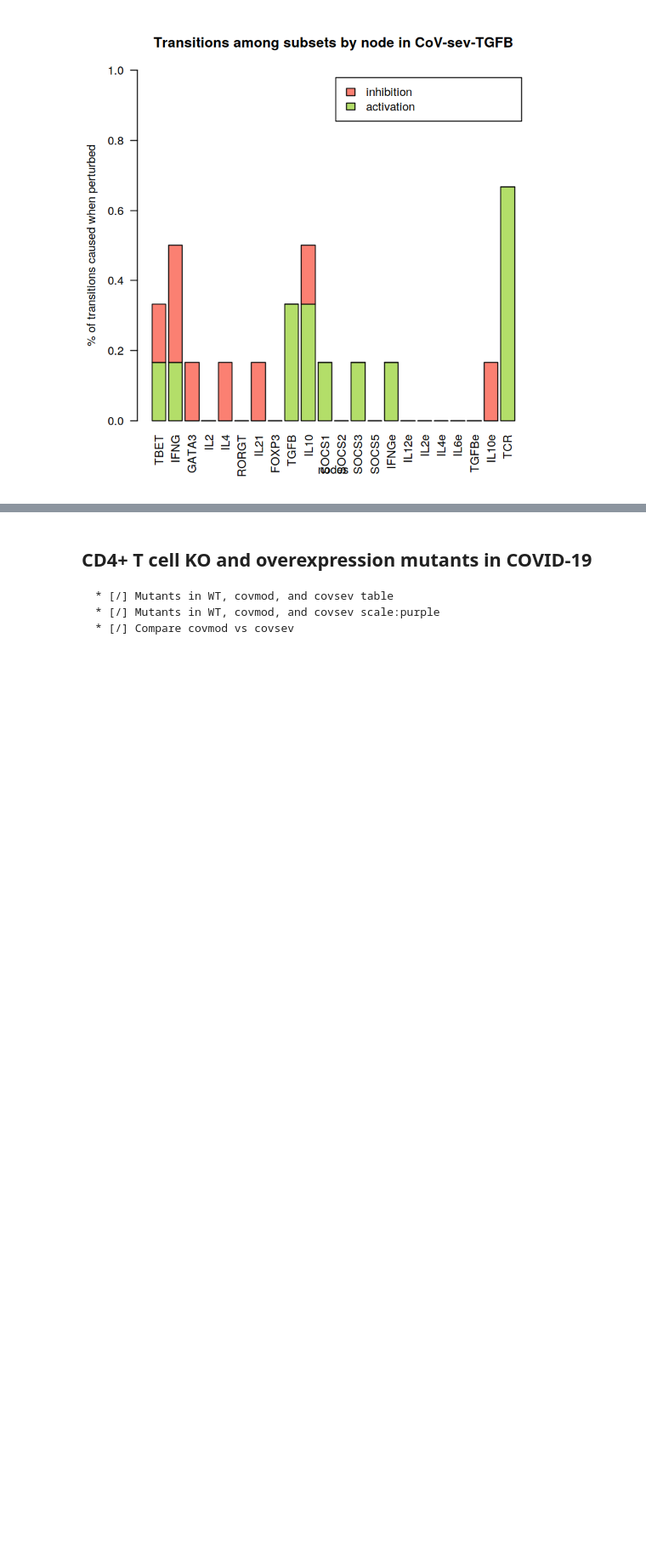
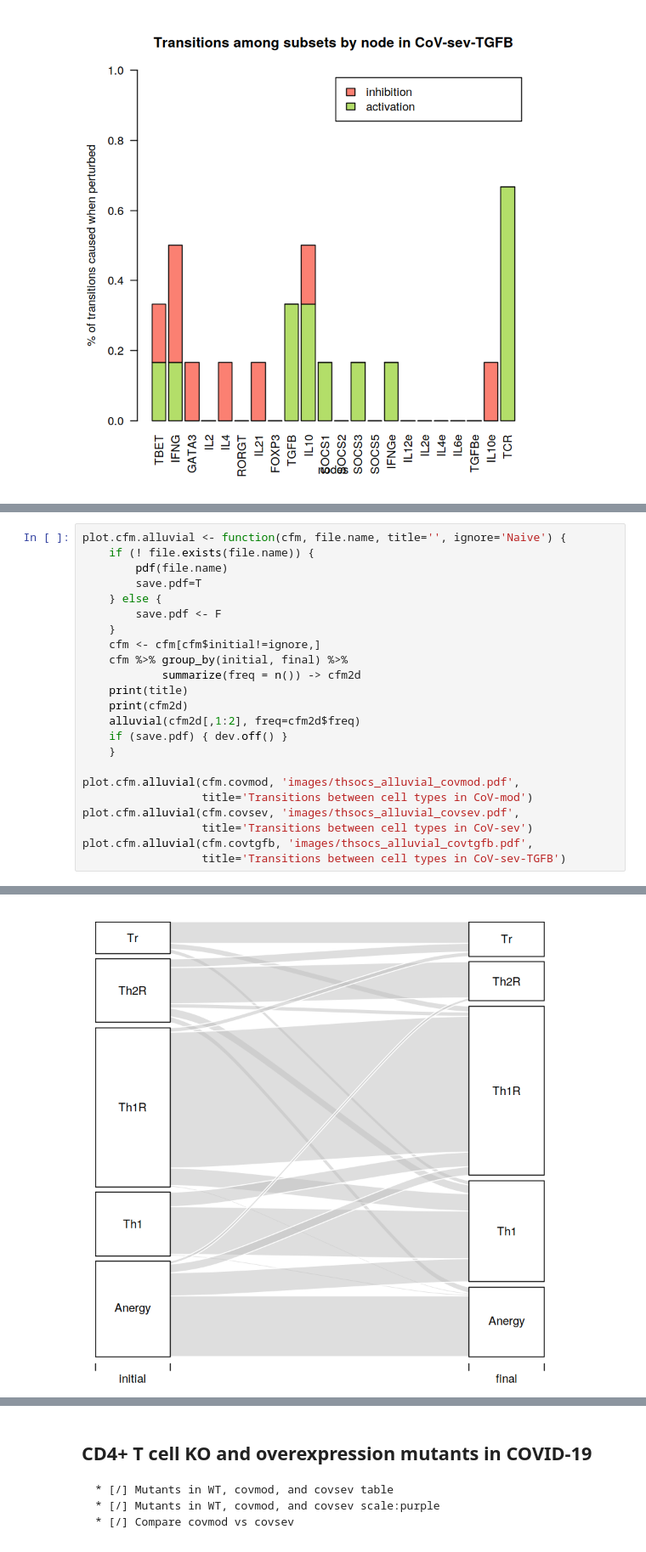
Before and after one commit to Laboratorio-de-Biologia-Computacional/CD4Tcell_COVID19, a Jupyter notebook: CD4Tcell_COVID19.ipynb, the cells around one changed output, grey strips where cells are left out. Shown at 85% size. Drawn from its saved outputs; the diff is of its cells as text; blank space fills up the shorter version.

```diff
--- a/CD4Tcell_COVID19.ipynb
+++ b/CD4Tcell_COVID19.ipynb
@@ -243,0 +230,24 @@ plot.cfm.alluvial(cfm.covtgfb, 'images/thsocs_alluvial_covtgfb.pdf',
+# %%
+plot.cfm.alluvial <- function(cfm, file.name, title='', ignore='Naive') {
+    if (! file.exists(file.name)) {
+        pdf(file.name)
+        save.pdf=T
+    } else {
+        save.pdf <- F
+    }
+    cfm <- cfm[cfm$initial!=ignore,]
+    cfm %>% group_by(initial, final) %>%
+            summarize(freq = n()) -> cfm2d
+    print(title)
+    print(cfm2d)
+    alluvial(cfm2d[,1:2], freq=cfm2d$freq)
+    if (save.pdf) { dev.off() }
+    }
+
+plot.cfm.alluvial(cfm.covmod, 'images/thsocs_alluvial_covmod.pdf',
+                  title='Transitions between cell types in CoV-mod')
+plot.cfm.alluvial(cfm.covsev, 'images/thsocs_alluvial_covsev.pdf',
+                  title='Transitions between cell types in CoV-sev')
+plot.cfm.alluvial(cfm.covtgfb, 'images/thsocs_alluvial_covtgfb.pdf',
+                  title='Transitions between cell types in CoV-sev-TGFB')
+# %% [output]
@@ -243,0 +298 @@ plot.cfm.alluvial(cfm.covtgfb, 'images/thsocs_alluvial_covtgfb.pdf',
+[figure, added]
```
Also changed, not shown: parts of 22 cells of this notebook, 31 other files.
